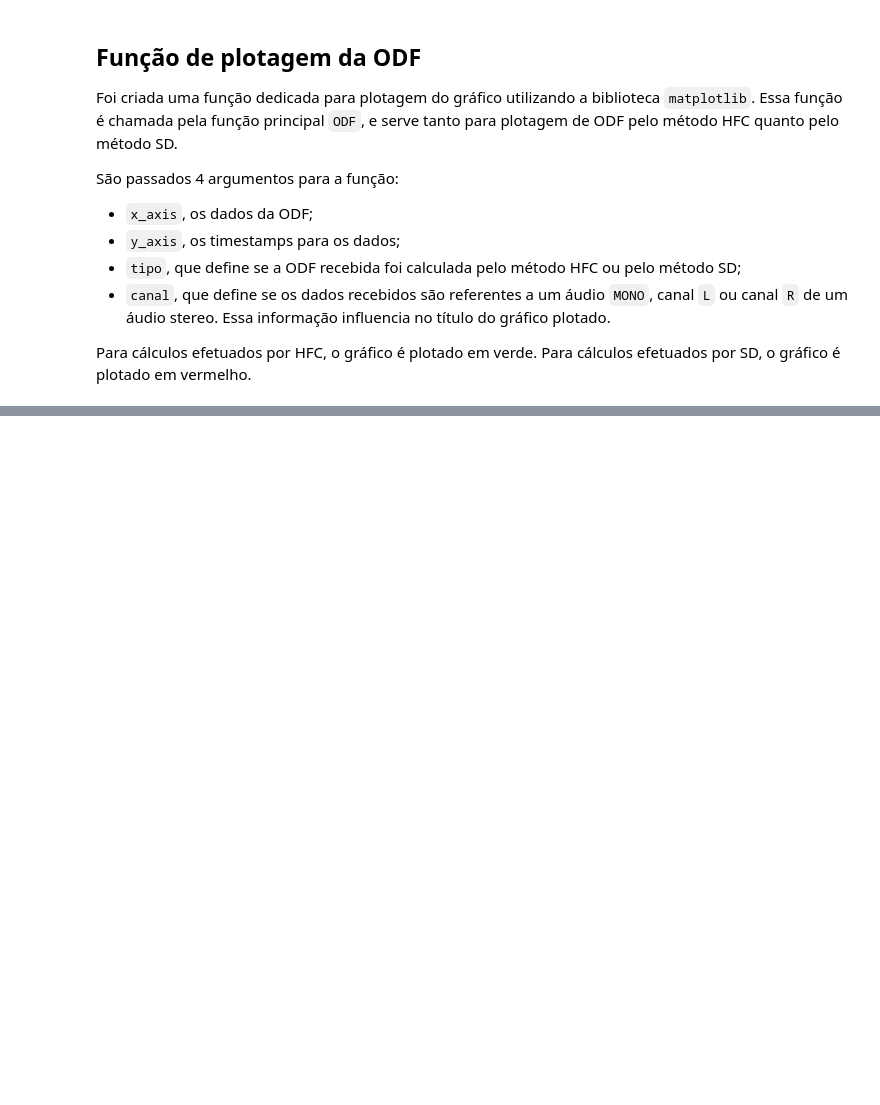
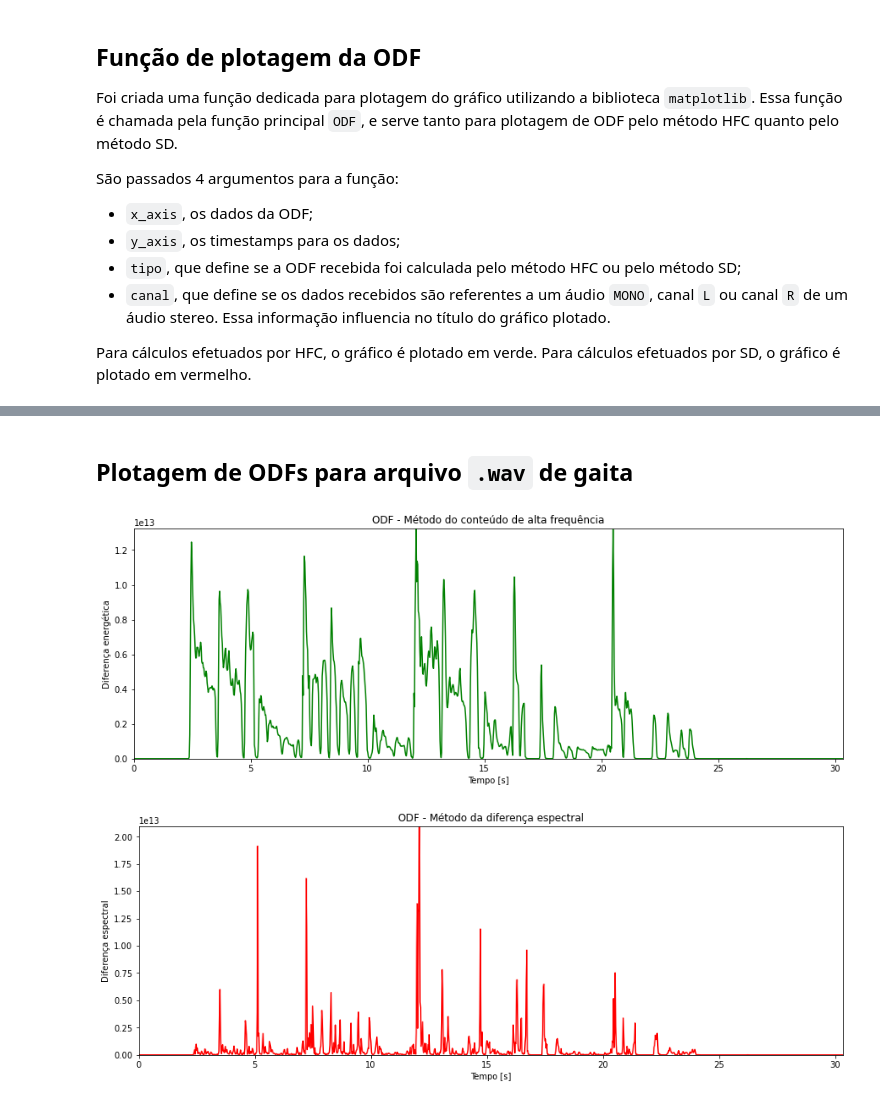
Before and after one commit to Xornotor/Espectrograma-e-Deteccao-de-Onsets, a Jupyter notebook: AC02_Andre_Paiva.ipynb, the cells around one changed output, grey strips where cells are left out. Drawn from its saved outputs; the diff is of its cells as text; code cells hidden in the pictures; blank space fills up the shorter version.

Commit message:
Finalização de markdowns e execução do arquivo

```diff
--- a/AC02_Andre_Paiva.ipynb
+++ b/AC02_Andre_Paiva.ipynb
@@ -111,11 +116,13 @@ O numpy array `sizerange` foi criado para possibilitar a ponderação de cada am
 # %%
 def ODF_HFC_CALC(data_np_array, windowSize, overlap):
     sizerange = np.arange(1, windowSize+1)
+    window = signal.windows.hann(windowSize)
     hfc_calc = []
     i = 0
     while i < data_np_array.shape[0]:
         datatmp = data_np_array[i : i + windowSize]
-        ffttmp = fft.fft(datatmp, n=windowSize)
+        windowCrop = window[0 : len(datatmp)]
+        ffttmp = fft.fft(datatmp*windowCrop, n=windowSize)
         ffttmp = abs(sizerange)*(abs(ffttmp)**2)
         hfc_calc.append(np.sum(abs(ffttmp[0:int(windowSize/2)]))*(2/windowSize))
         i = i + int(windowSize*(1-overlap))
@@ -140,15 +147,18 @@ Sendo:
 A cada valor de $ODF_{SD}$ calculado, o índice `i` é incrementado em `windowSize * (1 - overlap)`, e o valor calculado é inserido na lista `sd_calc`, inicialmente vazia. Após todos os valores serem calculados, tal lista é retornada no final da função.
 # %%
 def ODF_SD_CALC(data_np_array, windowSize, overlap):
+    window = signal.windows.hann(windowSize)
     sd_calc = []
     i = 0
     while i < data_np_array.shape[0]:
         indexOverlapStart = int(i + (windowSize*(1-overlap)))
         indexOverlapEnd = int(indexOverlapStart + windowSize)
         datatmp1 = data_np_array[i : i+windowSize]
-        ffttmp1 = fft.fft(datatmp1, n=windowSize)
+        windowCrop = window[0 : len(datatmp1)]
+        ffttmp1 = fft.fft(datatmp1*windowCrop, n=windowSize)
         datatmp2 = data_np_array[indexOverlapStart : indexOverlapEnd]
-        ffttmp2 = fft.fft(datatmp2, n=windowSize)
+        windowCrop = window[0 : len(datatmp2)]
+        ffttmp2 = fft.fft(datatmp2*windowCrop, n=windowSize)
         diftmp = abs(ffttmp1) - abs(ffttmp2)
         diftmp = ((diftmp + abs(diftmp))/2)**2
         sd_calc.append(np.sum(abs(diftmp[0:int(windowSize/2)])))
@@ -226,4 +246,9 @@ ODF(file, 2048, 0.5, 'SD')
+# %% [markdown]
+## Plotagem de ODFs para arquivo `.wav` de gaita
 # %%
 file = 'GaitaTese.wav'
-ODF(file, 4096, 0.5, 'HFC')
-ODF(file, 4096, 0.5, 'SD')
+ODF(file, 2048, 0.5, 'HFC')
+ODF(file, 2048, 0.5, 'SD')
+# %% [output]
+[figure, added]
+[figure, added]
```
Also changed, not shown: parts of 9 cells of this notebook.
